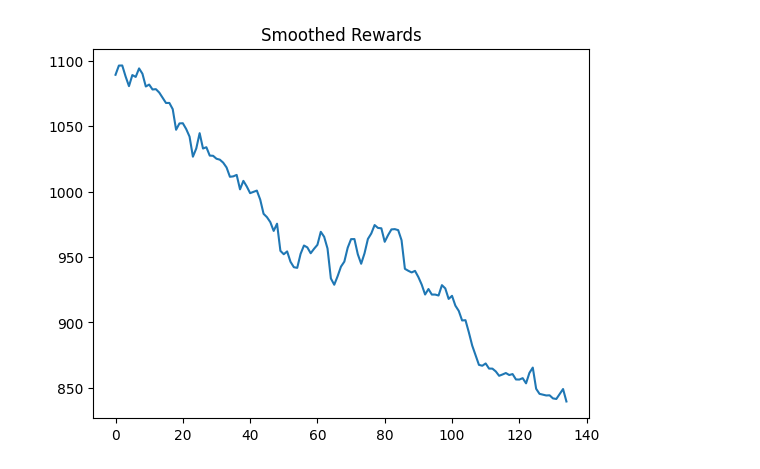
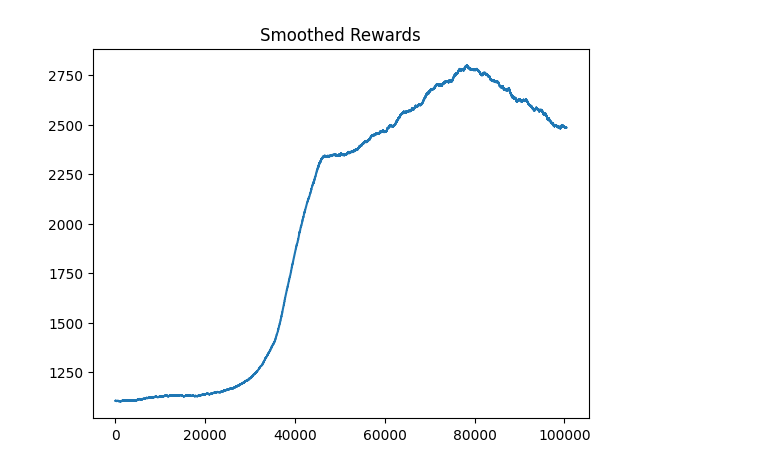
Before and after one commit to sarah-mokhtar/RL-Project-2048, a Jupyter notebook: masked_DQN.ipynb, the cells around one changed output. Drawn from its saved outputs; the diff is of its cells as text; code cells hidden in the pictures.

Commit message:
save several big models

```diff
--- a/masked_DQN.ipynb
+++ b/masked_DQN.ipynb
@@ -4,6 +4,7 @@ from gymnasium import spaces
 import numpy as np
 import random
 import tqdm
+import matplotlib.pyplot as plt
 class TwentyFortyEightEnv(gym.Env):
     metadata = {"render_modes": ["human"], "render_fps": 4}
 
@@ -19,7 +20,7 @@ class TwentyFortyEightEnv(gym.Env):
         self.observation_space = spaces.Box(
             low=0,
             high=2**16,
-            shape=(1,4,4),
+            shape=(16,),
             dtype=np.int32
         )
 
@@ -81,7 +82,7 @@ class TwentyFortyEightEnv(gym.Env):
     # -------- Helper Methods -------- #
 
     def _get_obs(self):
-        return self.board
+        return self.board.flatten()
 
     def _add_tile(self):
         empty = list(zip(*np.where(self.board == 0)))
@@ -205,7 +206,7 @@ class DQNConfig:
     learning_starts: int = 10_000
     # Exploration
     start_eps: float = 1.0
-    end_eps: float = 0.01
+    end_eps: float = 0.05
     exploration_fraction: float = 0.3
     use_masking = True
     terminate_when_stationary = True
@@ -230,14 +231,9 @@ class QNetwork(nn.Module):
     def __init__(self, obs_dim, act_dim):
         super().__init__()
         self.net = nn.Sequential(
-            nn.Conv2d(1, 8, kernel_size=3, padding=1),
+            nn.Linear(obs_dim, 128),
             nn.ReLU(),
-            nn.Conv2d(8, 16, kernel_size=3, padding=1),
-            nn.ReLU(),
-            nn.Flatten(),
-            nn.Linear(16 * 4 * 4, 16),
-            nn.ReLU(),
-            nn.Linear(16, act_dim)
+            nn.Linear(128, act_dim)
         )
 
     def forward(self, x):
@@ -480,12 +476,10 @@ class DQNAgent:
         self.q_target.load_state_dict(self.q.state_dict())
 # %%
 cfg = DQNConfig()
-cfg.use_masking = False
+cfg.use_masking = True
 results = {}
-for reward in tqdm.tqdm([-1,-2]):
-    env = TwentyFortyEightEnv(log_reward=False,negative_reward=reward)     # your custom env
-    agent = DQNAgent(env, cfg)
-    rewards = agent.train(100_000)
-    results[reward] = rewards
-    agent.save(f"dqn_2024_neg_re_{reward}")
+env = TwentyFortyEightEnv(log_reward=False)     # your custom env
+agent = DQNAgent(env, cfg)
+rewards = agent.train(1_000_000)
+agent.save(f"dqn_FNN")
 # %% [output]
@@ -526,12 +515,13 @@ for reward in tqdm.tqdm([-1,-2]):
 # %%
+# No log
 import numpy as np
 import matplotlib.pyplot as plt
 
-window = 100
-smooth = np.convolve(results[0], np.ones(window)/window, mode='valid')
+window = 10000
+smooth = np.convolve(rewards, np.ones(window)/window, mode='valid')
 
 plt.plot(smooth)
 plt.title("Smoothed Rewards")
 plt.show()
 # %% [output]
-[figure, old version]
+[figure, new version]
```
Also changed, not shown: parts of 9 cells of this notebook, 6 other files.
